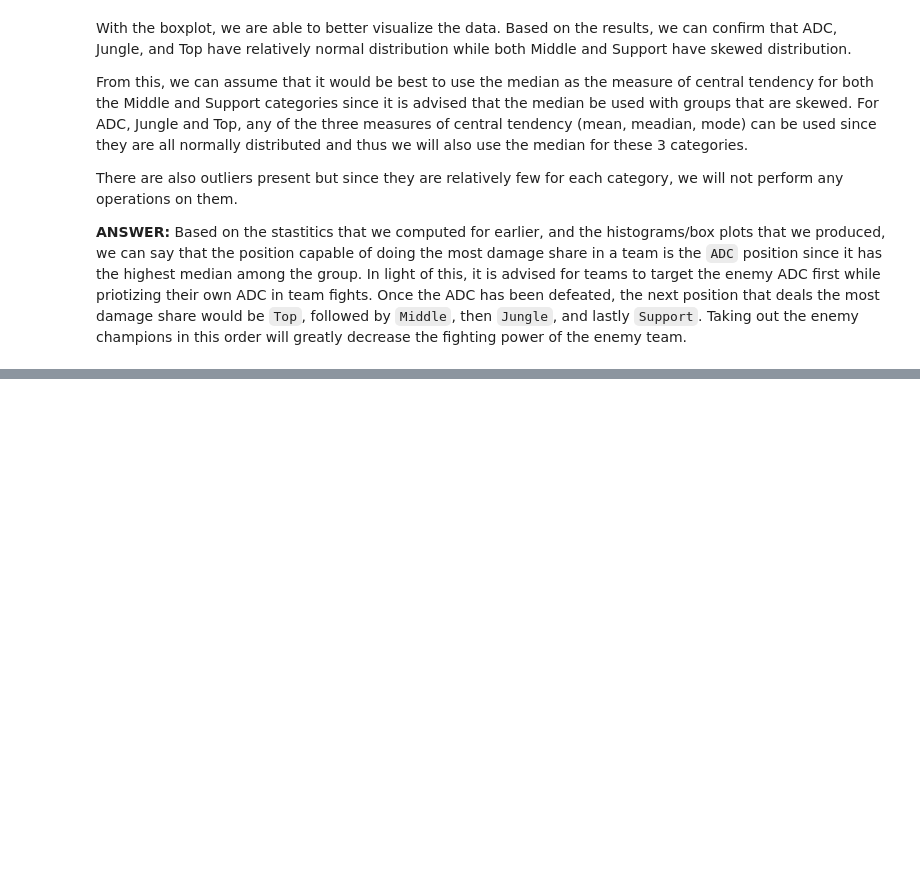
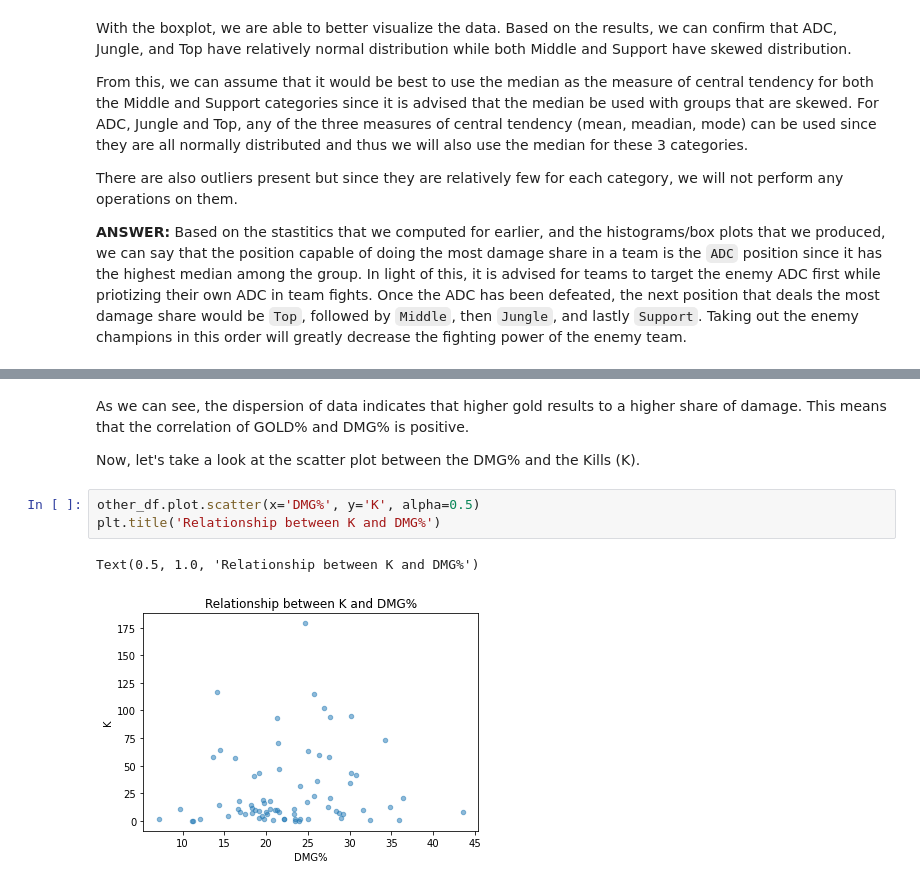
Before and after one commit to Joseph-Ano/League-of-Legends-dataset-visualization, a Jupyter notebook: S13 MCO1 Group8.ipynb, the cells around one changed output, grey strips where cells are left out. Cells and saved outputs as stored; diff of their text form; blank space fills up the shorter version.

```diff
--- a/S13 MCO1 Group8.ipynb
+++ b/S13 MCO1 Group8.ipynb
@@ -293,0 +330,10 @@ There are also outliers present but since they are relatively few for each categ
+# %% [markdown]
+As we can see, the dispersion of data indicates that higher gold results to a higher share of damage. This means that the correlation of GOLD% and DMG% is positive.
+
+Now, let's take a look at the scatter plot between the DMG% and the Kills (K).
+# %%
+other_df.plot.scatter(x='DMG%', y='K', alpha=0.5)
+plt.title('Relationship between K and DMG%')
+# %% [output]
+Text(0.5, 1.0, 'Relationship between K and DMG%')
+[figure, added]
```
Also changed, not shown: parts of 29 cells of this notebook.
